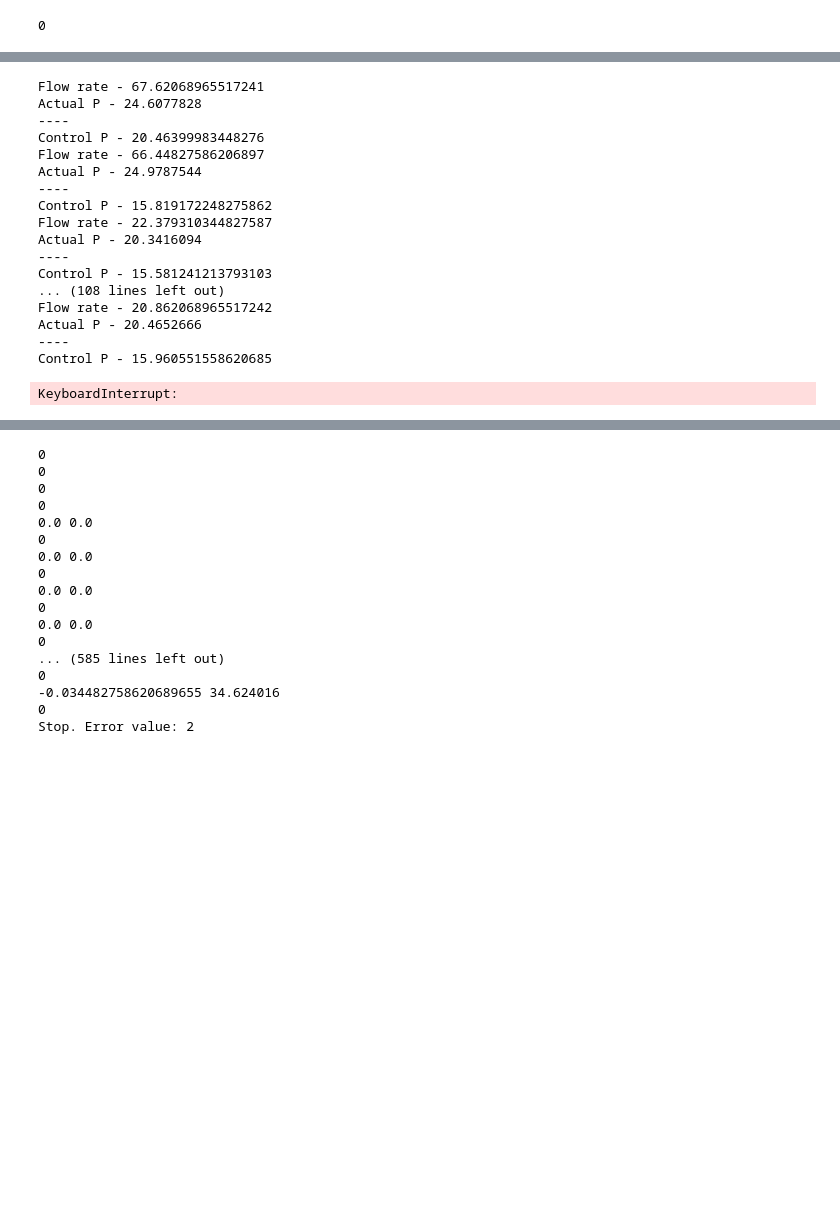
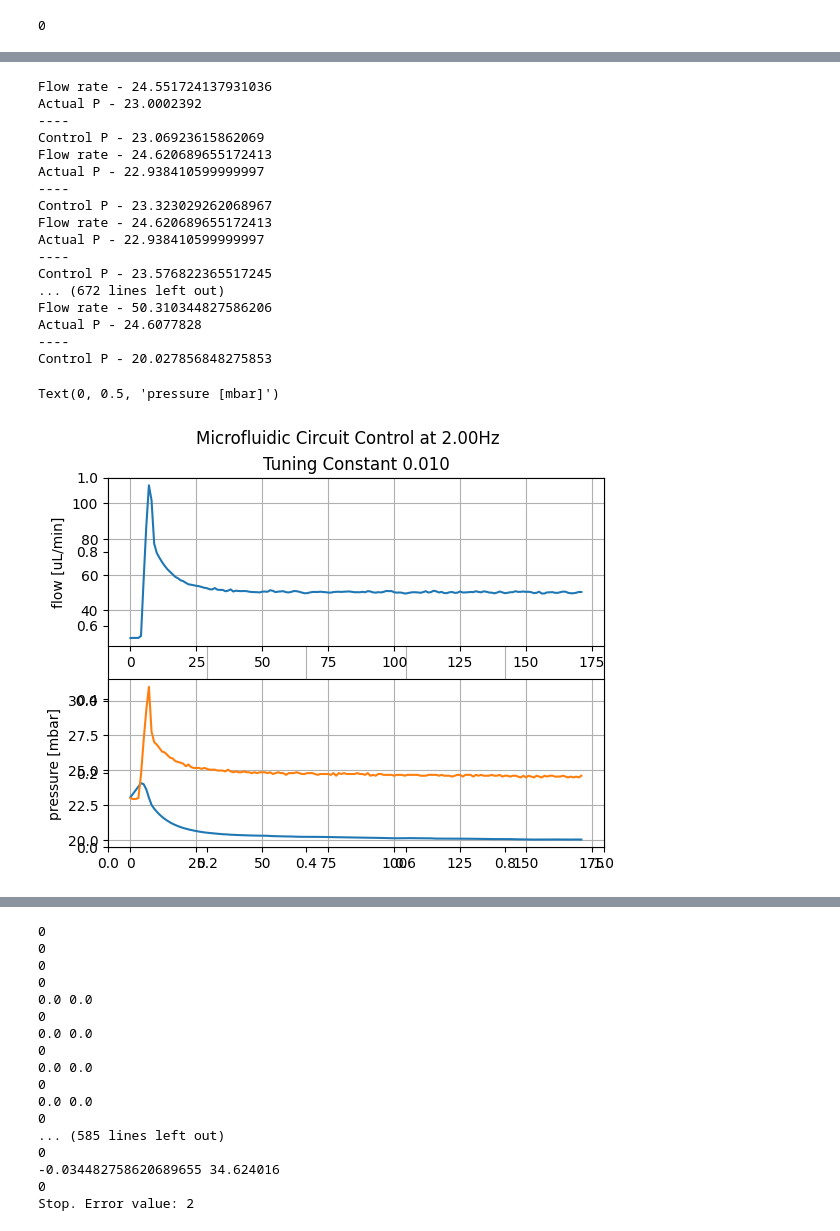
Before and after one commit to bdigg/auto-LNP, a Jupyter notebook: pumptest.ipynb, the cells around one changed output, grey strips where cells are left out. Saved outputs shown, nothing was run; the diff lists cells and outputs as text; code cells hidden in the pictures; blank space fills up the shorter version.

Commit message:
Add custom proportional controller (not PID...)

```diff
--- a/pumptest.ipynb
+++ b/pumptest.ipynb
@@ -90,55 +160,73 @@ print(get_sensor_data(1))
 # %%
 period = 0.5
-experiment_t = 30
+experiment_t = 90
 start_t = time.time()
 last_t = start_t
-ref_flow = 20
+ref_flow = 50
 adjustment = 0
 
-tuning_const = 0.1
+tuning_const = 0.01
 
-flow_list, pressure_list = [],[]
+flow_list, cont_pressure_list, real_pressure_list = [],[],[]
 
-set_pressure(1,20)
+set_pressure(1,5)
 pr = get_pressure_data(1)[0]
+time.sleep(5)
 pr_control = pr
 
 while True:
     fr = get_sensor_data(1)[0]
     flow_list.append(fr)
-
     print("Flow rate -",fr)
     fr_error = fr-ref_flow
     pr = get_pressure_data(1)[0]
+    real_pressure_list.append(pr)
     print("Actual P -", pr,"\n----")
     adjustment =  fr_error*tuning_const
     pr_control = pr_control - adjustment
+    cont_pressure_list.append(pr_control)
     set_pressure(1,pr_control)
     print("Control P -", pr_control)
     if (time.time() - start_t) > experiment_t:
         break
     # Wait until desired period time
     sleep_t = period - (time.time() - last_t)
     if sleep_t > 0:
         time.sleep( sleep_t )
     last_t = time.time() # And update the last time
     pr_error =  pr - pr_control
+
+set_pressure(1,0)
+
+plt.rcParams['axes.grid'] = True
+fig=plt.figure()
+fig.suptitle("Microfluidic Circuit Control at {0:.2f}Hz".format(1/period))
+plt.title(f"Tuning Constant {tuning_const:.3f}")
+
+plt.subplot(2,1,1)
+plt.plot( flow_list )
+plt.ylabel('flow [uL/min]')
+plt.subplot(2,1,2)
+plt.plot(cont_pressure_list)
+plt.plot(real_pressure_list)
+plt.ylabel('pressure [mbar]')
 # %% [output]
-Flow rate - 67.62068965517241
+Flow rate - 24.551724137931036
+Actual P - 23.0002392
+----
+Control P - 23.06923615862069
+Flow rate - 24.620689655172413
+Actual P - 22.938410599999997
+----
+Control P - 23.323029262068967
+Flow rate - 24.620689655172413
+Actual P - 22.938410599999997
+----
+Control P - 23.576822365517245
+... (672 lines left out)
+Flow rate - 50.310344827586206
 Actual P - 24.6077828
 ----
-Control P - 20.46399983448276
-Flow rate - 66.44827586206897
-Actual P - 24.9787544
-----
-Control P - 15.819172248275862
-Flow rate - 22.379310344827587
-Actual P - 20.3416094
-----
-Control P - 15.581241213793103
-... (108 lines left out)
-Flow rate - 20.862068965517242
-Actual P - 20.4652666
-----
-Control P - 15.960551558620685
+Control P - 20.027856848275853
-KeyboardInterrupt:
+Text(0, 0.5, 'pressure [mbar]')
+[figure, added]
```
Also changed, not shown: parts of 8 cells of this notebook, 2 other files.
